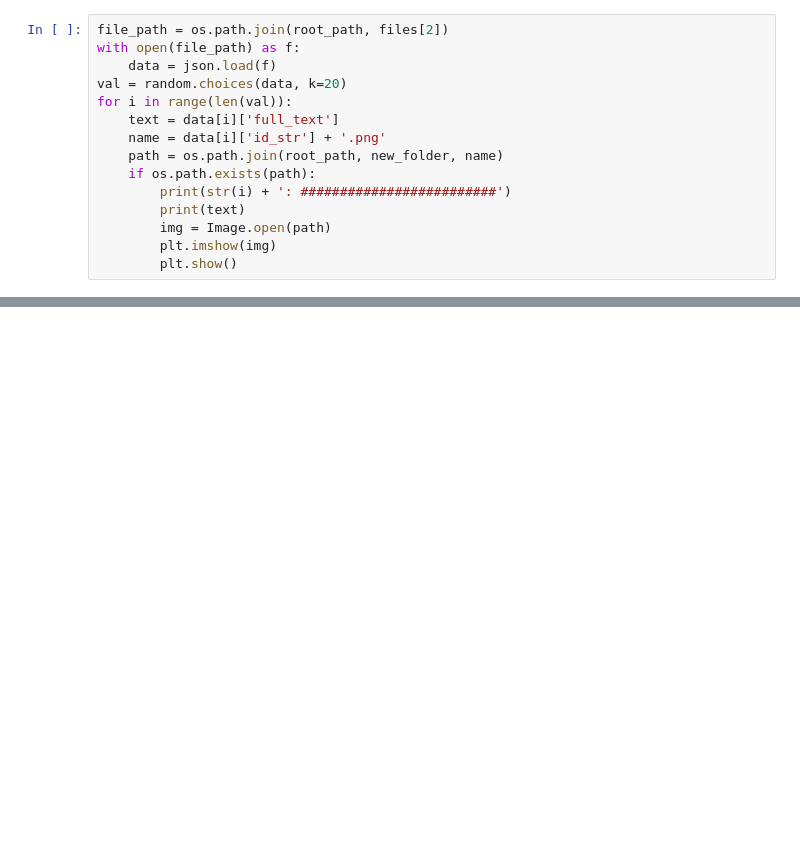
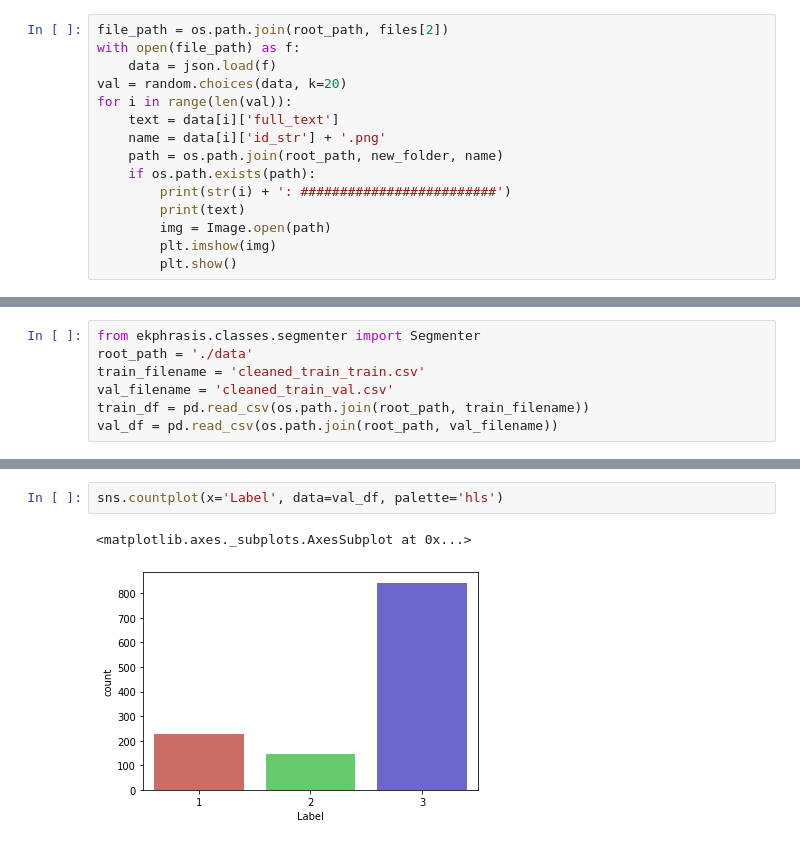
Before and after one commit to HongHanh2104/MediaEval_FakeNews, a Jupyter notebook: data_exploration.ipynb, the cells around one changed output, grey strips where cells are left out. Cells and saved outputs as stored; diff of their text form; blank space fills up the shorter version.

```diff
--- a/data_exploration.ipynb
+++ b/data_exploration.ipynb
@@ -191,0 +91,7 @@ print(non_conspiracy_counter.most_common(15))
+# %%
+from ekphrasis.classes.segmenter import Segmenter
+root_path = './data'
+train_filename = 'cleaned_train_train.csv'
+val_filename = 'cleaned_train_val.csv'
+train_df = pd.read_csv(os.path.join(root_path, train_filename))
+val_df = pd.read_csv(os.path.join(root_path, val_filename))
@@ -191,0 +116,5 @@ print(non_conspiracy_counter.most_common(15))
+# %%
+sns.countplot(x='Label', data=val_df, palette='hls')
+# %% [output]
+<matplotlib.axes._subplots.AxesSubplot at 0x...>
+[figure, added]
```
Also changed, not shown: parts of 53 cells of this notebook, 4 other files.
